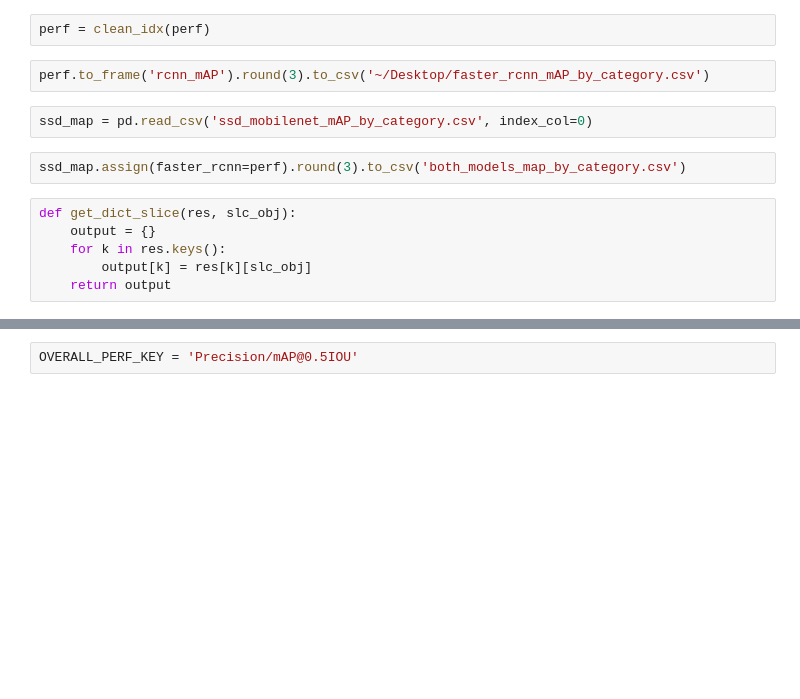
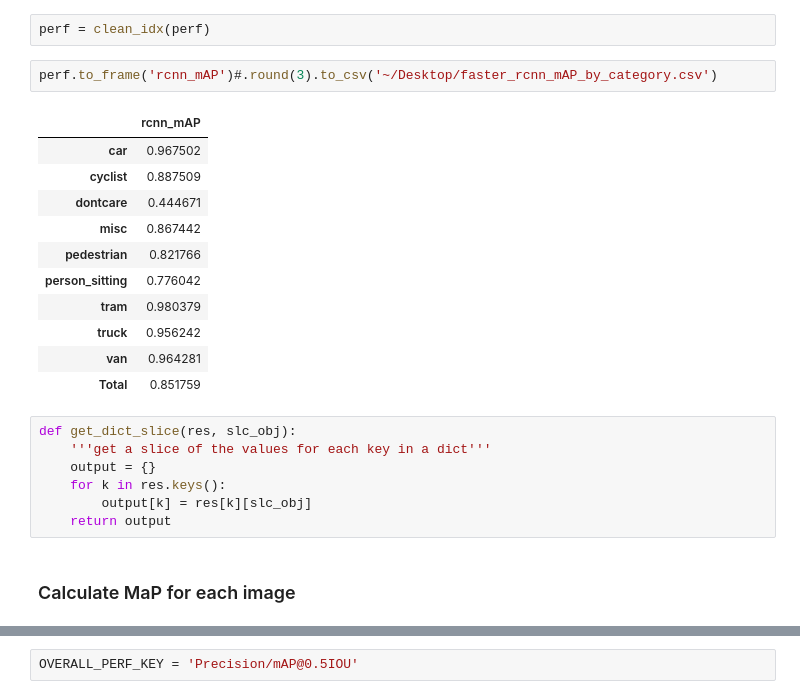
Before and after one commit to sshleifer/object_detection_kitti, a Jupyter notebook: object_detection/kitti-inference.ipynb, the cells around one changed output, grey strips where cells are left out. Saved outputs shown, nothing was run; the diff lists cells and outputs as text; blank space fills up the shorter version.

```diff
--- a/object_detection/kitti-inference.ipynb
+++ b/object_detection/kitti-inference.ipynb
@@ -183,17 +171,28 @@ def clean_idx(perf):
 # %%
 perf = clean_idx(perf)
 # %%
-perf.to_frame('rcnn_mAP').round(3).to_csv('~/Desktop/faster_rcnn_mAP_by_category.csv')
+perf.to_frame('rcnn_mAP')#.round(3).to_csv('~/Desktop/faster_rcnn_mAP_by_category.csv')
+# %% [output]
+|  | rcnn_mAP |
+| car | 0.967502 |
+| cyclist | 0.887509 |
+| dontcare | 0.444671 |
+| misc | 0.867442 |
+| pedestrian | 0.821766 |
+| person_sitting | 0.776042 |
+| tram | 0.980379 |
+| truck | 0.956242 |
+| van | 0.964281 |
+| Total | 0.851759 |
-# %%
-ssd_map = pd.read_csv('ssd_mobilenet_mAP_by_category.csv', index_col=0)
-# %%
-ssd_map.assign(faster_rcnn=perf).round(3).to_csv('both_models_map_by_category.csv')
 # %%
 def get_dict_slice(res, slc_obj):
+    '''get a slice of the values for each key in a dict'''
     output = {}
     for k in res.keys():
         output[k] = res[k][slc_obj]
     return output
+# %% [markdown]
+### Calculate MaP for each image
 # %%
 %%capture
 img_scores = {image_id: evaluate_detection_results_pascal_voc(
```
Also changed, not shown: parts of 85 cells of this notebook, 1 other file.
